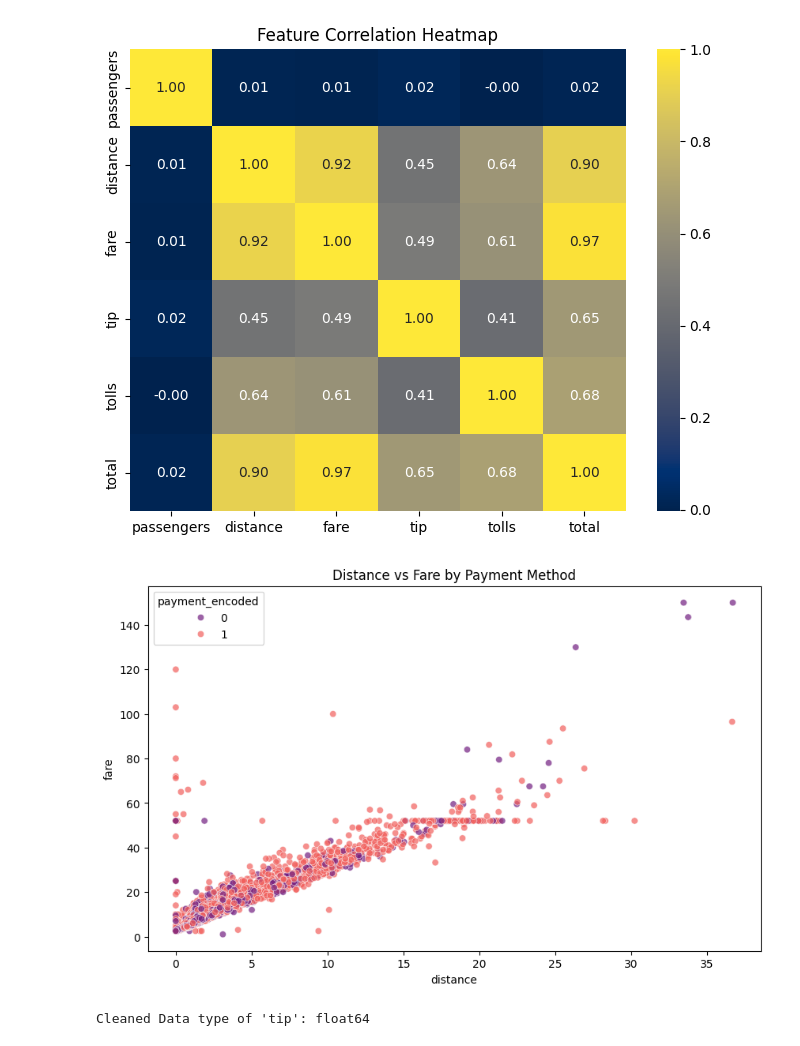
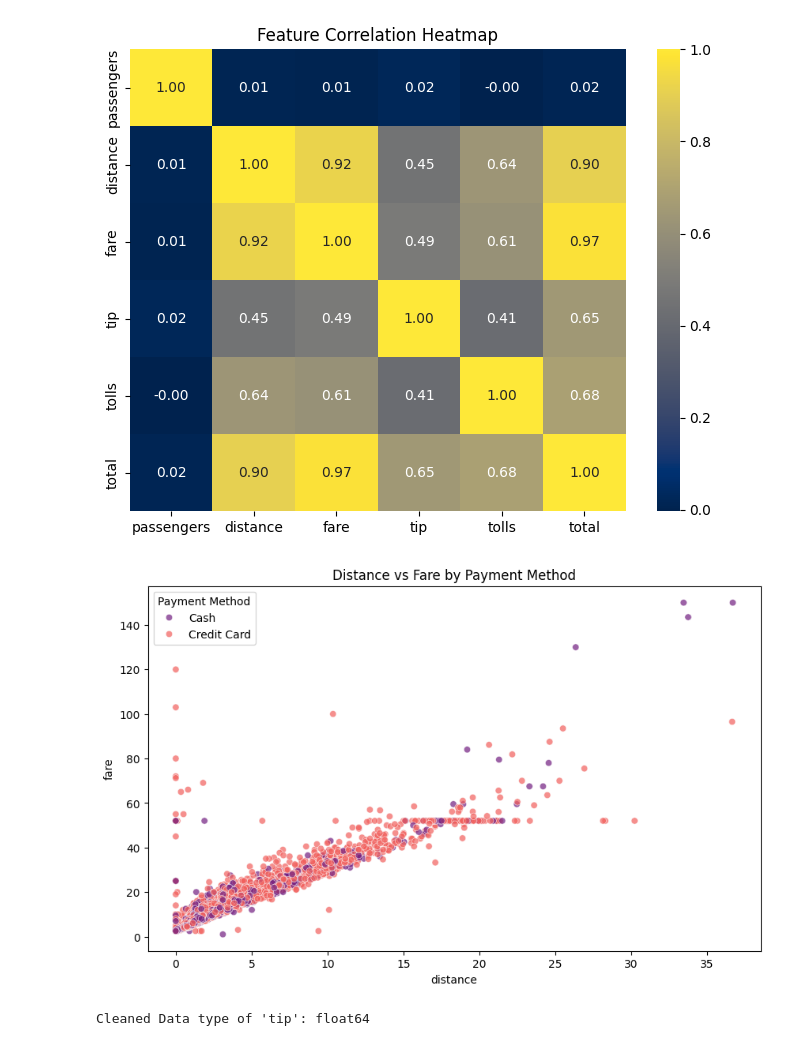
Before and after one commit to sanodyaJinadasa/Data-Visualization, a Jupyter notebook: Data_VIsualization__last.ipynb, the cells around one changed output. Drawn from its saved outputs; the diff is of its cells as text; code cells hidden in the pictures.

```diff
--- a/Data_VIsualization__last.ipynb
+++ b/Data_VIsualization__last.ipynb
@@ -197,12 +197,24 @@ plt.show()
 # %%
 df['payment_encoded'] = df['payment'].map({'credit card': 1, 'cash': 0})
 
 plt.figure(figsize=(10, 6))
-sns.scatterplot(data=df, x='distance', y='fare', hue='payment_encoded', palette='magma', alpha=0.7)
+
+ax = sns.scatterplot(
+    data=df,
+    x='distance',
+    y='fare',
+    hue='payment_encoded',
+    palette='magma',
+    alpha=0.7
+)
+
+handles, labels = ax.get_legend_handles_labels()
+ax.legend(handles, ['Cash', 'Credit Card'], title='Payment Method')
+
 plt.title('Distance vs Fare by Payment Method')
 plt.show()
 # %% [output]
-[figure, old version]
+[figure, new version]
 # %%
 df_messy = sns.load_dataset('taxis')
 df_messy.loc[0:20, 'tip'] = 'System Error'
```
Also changed, not shown: parts of 10 cells of this notebook.
